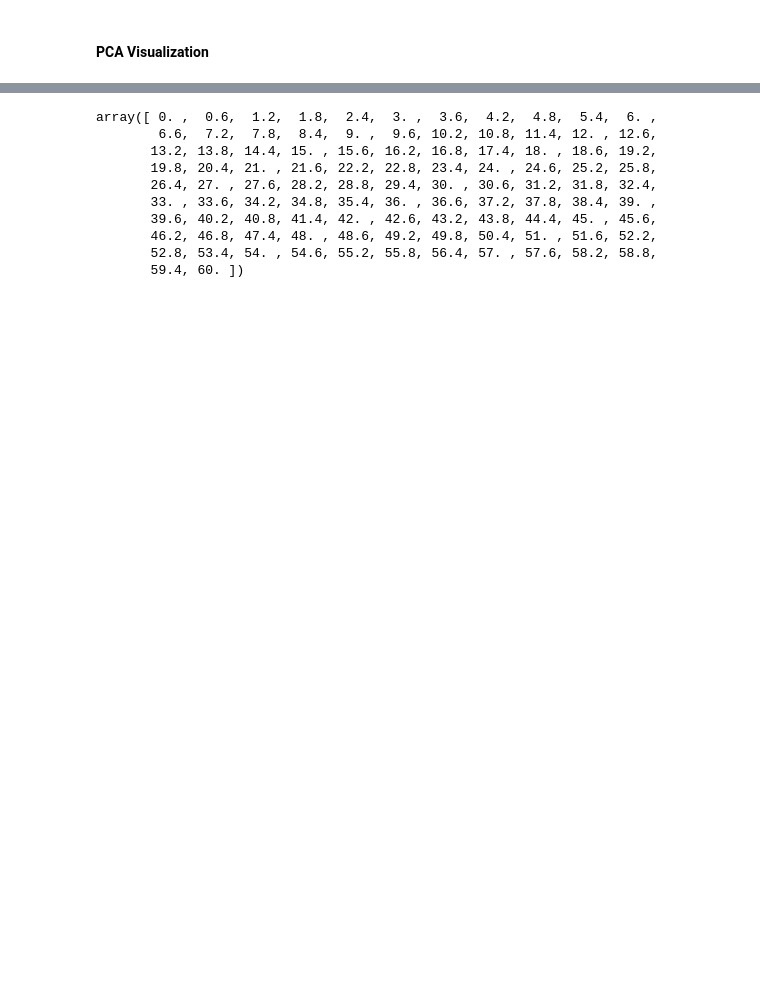
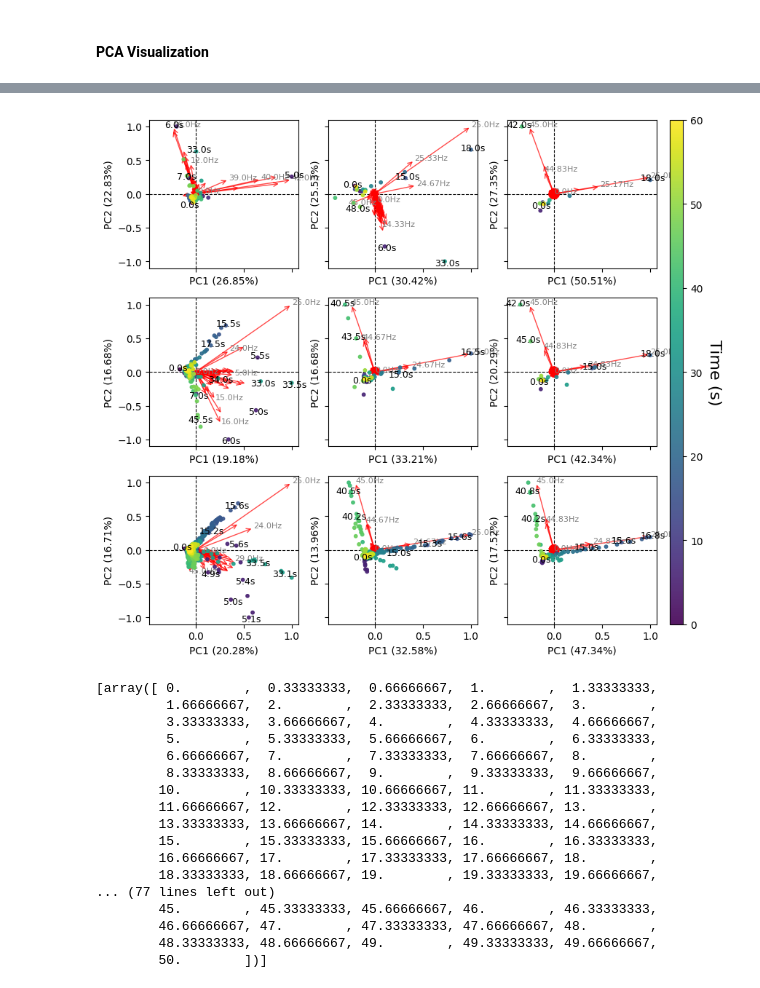
Before and after one commit to JesusGarSan/MESA, a Jupyter notebook: external/tutorials/spatial_statistics.ipynb, the cells around one changed output, grey strips where cells are left out. Saved outputs shown, nothing was run; the diff lists cells and outputs as text; code cells hidden in the pictures; blank space fills up the shorter version.

```diff
--- a/external/tutorials/spatial_statistics.ipynb
+++ b/external/tutorials/spatial_statistics.ipynb
@@ -143,45 +276,53 @@ for n, window in enumerate(window_sizes):
 # %%
 pca = PCA(n_components=2)
 
-fig, ax = plot.grid(len(window_sizes), len(shift_fractions), text0=fr"Window size", text1=rf"Window shift", figsize=(9,9), )
+fig, ax, ax_aux = plot.grid(len(window_sizes), len(shift_fractions), text0=fr"Window size", text1=rf"Window shift", figsize=(9,9), )
 
 for n, window in enumerate(window_sizes):
     for m, shift_fraction in enumerate(shift_fractions):
         Sxx = Sxxs[n][m]
         data = Sxx.T
         scaler = StandardScaler(with_std=autoscale)
         data_norm = scaler.fit_transform(data)
         freqs_label = [f"{round(x, 2)}Hz" for x in freqs[n][m]]
         times_label = [f"{round(x, 2)}s" for x in times[n][m]]
         _,_,scatter = pca_plot.biplot(data_norm, pca, 1, 2, label_dist=0.3, score_labels=times_label, loading_labels=freqs_label, score_classes=times[n][m], size=10, ax=ax[m,n])
         ax[m, n].set_title('')
         # ax[m, n].set_xlabel('')
         # ax[m, n].set_ylabel('')
 
         # Remove legend (if present)
         legend = ax[m, n].get_legend()
         if legend is not None:
             legend.remove()
 
 
 
 bbox = ax[-1, -1].get_position()
 tbox = ax[ 0, -1].get_position()
 cax = fig.add_axes([0.92, bbox.y0, 0.02, tbox.y1-bbox.y0])  # [left, bottom, width, height] en coords de figura
 cbar = fig.colorbar(scatter, cax=cax)
 # cbar.ax.set_yticks([])
 # cbar.ax.set_yticklabels([])
 cbar.set_label("Time (s)", rotation=270, labelpad=18, fontsize=16)
+# %% [output]
+[figure, added]
 # %%
-times[n][m]
 # %% [output]
-array([ 0. ,  0.6,  1.2,  1.8,  2.4,  3. ,  3.6,  4.2,  4.8,  5.4,  6. ,
-        6.6,  7.2,  7.8,  8.4,  9. ,  9.6, 10.2, 10.8, 11.4, 12. , 12.6,
-       13.2, 13.8, 14.4, 15. , 15.6, 16.2, 16.8, 17.4, 18. , 18.6, 19.2,
-       19.8, 20.4, 21. , 21.6, 22.2, 22.8, 23.4, 24. , 24.6, 25.2, 25.8,
-       26.4, 27. , 27.6, 28.2, 28.8, 29.4, 30. , 30.6, 31.2, 31.8, 32.4,
-       33. , 33.6, 34.2, 34.8, 35.4, 36. , 36.6, 37.2, 37.8, 38.4, 39. ,
-       39.6, 40.2, 40.8, 41.4, 42. , 42.6, 43.2, 43.8, 44.4, 45. , 45.6,
-       46.2, 46.8, 47.4, 48. , 48.6, 49.2, 49.8, 50.4, 51. , 51.6, 52.2,
-       52.8, 53.4, 54. , 54.6, 55.2, 55.8, 56.4, 57. , 57.6, 58.2, 58.8,
-       59.4, 60. ])
+[array([ 0.        ,  0.33333333,  0.66666667,  1.        ,  1.33333333,
+         1.66666667,  2.        ,  2.33333333,  2.66666667,  3.        ,
+         3.33333333,  3.66666667,  4.        ,  4.33333333,  4.66666667,
+         5.        ,  5.33333333,  5.66666667,  6.        ,  6.33333333,
+         6.66666667,  7.        ,  7.33333333,  7.66666667,  8.        ,
+         8.33333333,  8.66666667,  9.        ,  9.33333333,  9.66666667,
+        10.        , 10.33333333, 10.66666667, 11.        , 11.33333333,
+        11.66666667, 12.        , 12.33333333, 12.66666667, 13.        ,
+        13.33333333, 13.66666667, 14.        , 14.33333333, 14.66666667,
+        15.        , 15.33333333, 15.66666667, 16.        , 16.33333333,
+        16.66666667, 17.        , 17.33333333, 17.66666667, 18.        ,
+        18.33333333, 18.66666667, 19.        , 19.33333333, 19.66666667,
+... (77 lines left out)
+        45.        , 45.33333333, 45.66666667, 46.        , 46.33333333,
+        46.66666667, 47.        , 47.33333333, 47.66666667, 48.        ,
+        48.33333333, 48.66666667, 49.        , 49.33333333, 49.66666667,
+        50.        ])]
```
Also changed, not shown: parts of 5 cells of this notebook, 4 other files.
